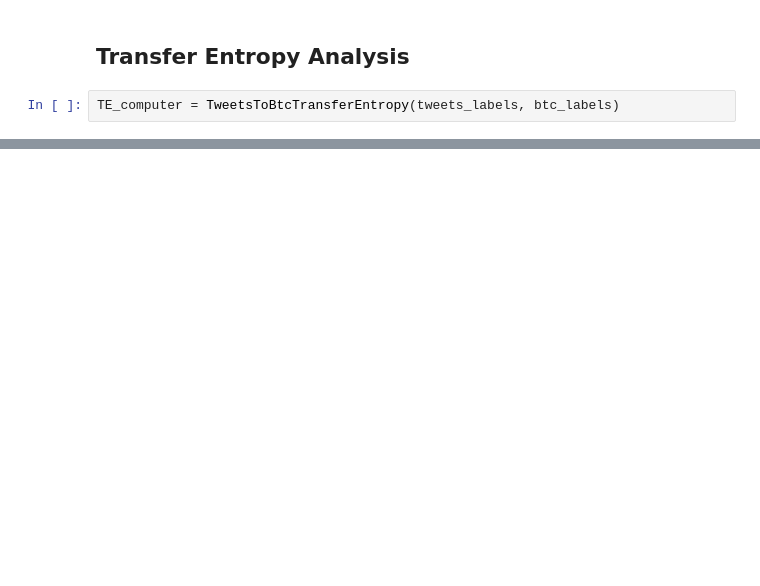
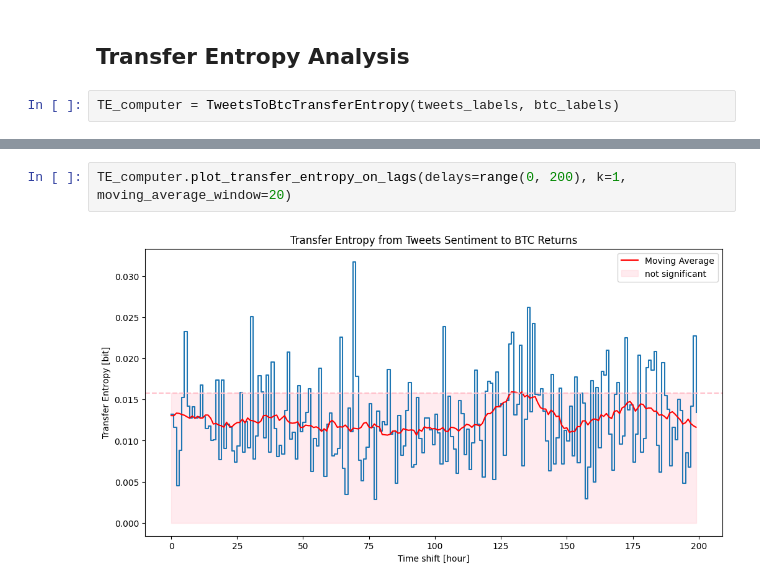
Before and after one commit to paulo-03/bitcoin_twitter, a Jupyter notebook: transfer_entropy.ipynb, the cells around one changed output, grey strips where cells are left out. Drawn from its saved outputs; the diff is of its cells as text; blank space fills up the shorter version.

```diff
--- a/transfer_entropy.ipynb
+++ b/transfer_entropy.ipynb
@@ -59,0 +152,4 @@ TE_computer.plot_transfer_entropy_on_lags(delays=range(0, 200), k=1, moving_aver
+# %%
+TE_computer.plot_transfer_entropy_on_lags(delays=range(0, 200), k=1, moving_average_window=20)
+# %% [output]
+[figure, added]
```
Also changed, not shown: parts of 13 cells of this notebook, 2 other files.
